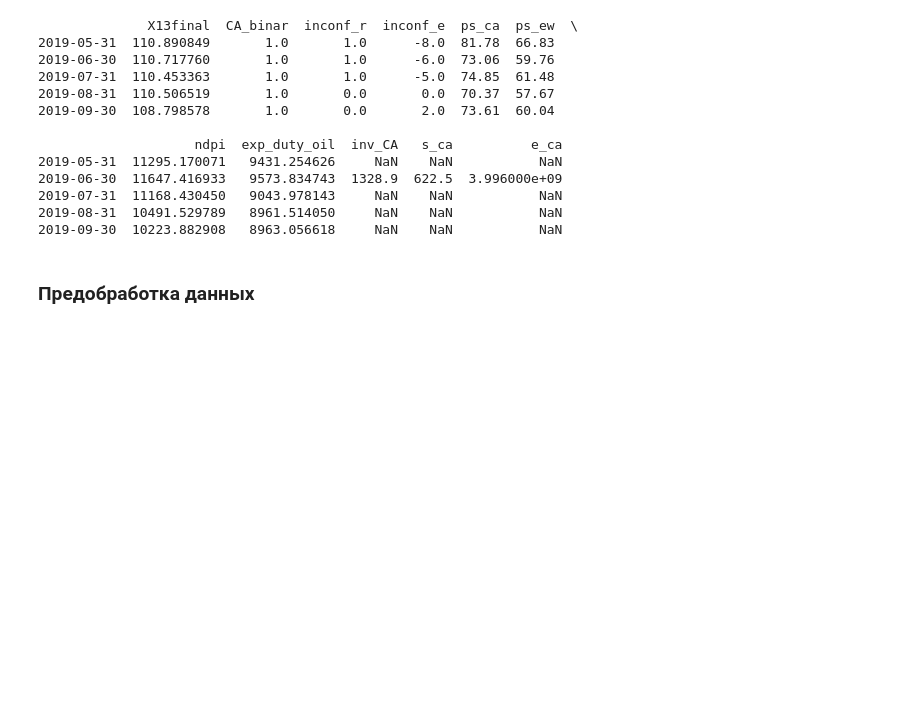
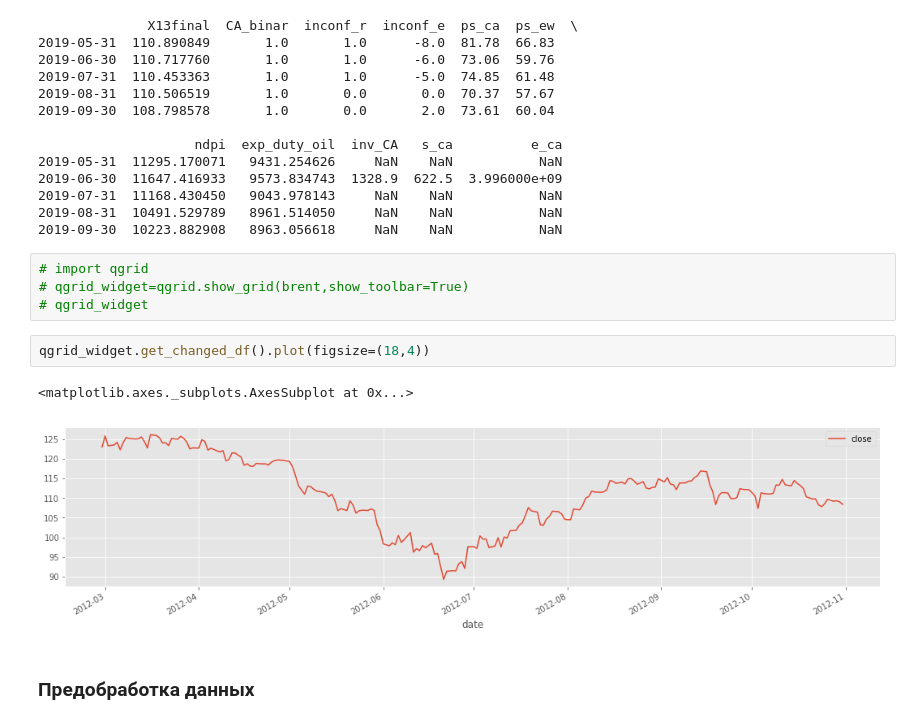
Before and after one commit to KosarevVS/CNN_TS, a Jupyter notebook: deep_cycle.ipynb, the cells around one changed output. Saved outputs shown, nothing was run; the diff lists cells and outputs as text; blank space fills up the shorter version.

```diff
--- a/deep_cycle.ipynb
+++ b/deep_cycle.ipynb
@@ -80,6 +80,15 @@ financ_block=pd.concat([ex,nf,infl,credit],axis=1)[:'2019-09-30']
 2019-07-31  11168.430450   9043.978143     NaN    NaN           NaN
 2019-08-31  10491.529789   8961.514050     NaN    NaN           NaN
 2019-09-30  10223.882908   8963.056618     NaN    NaN           NaN
+# %%
+# import qgrid
+# qgrid_widget=qgrid.show_grid(brent,show_toolbar=True)
+# qgrid_widget
+# %%
+qgrid_widget.get_changed_df().plot(figsize=(18,4))
+# %% [output]
+<matplotlib.axes._subplots.AxesSubplot at 0x...>
+[figure, added]
 # %% [markdown]
 ### Предобработка данных
 # %%
```
Also changed, not shown: parts of 35 cells of this notebook, 1 other file.
